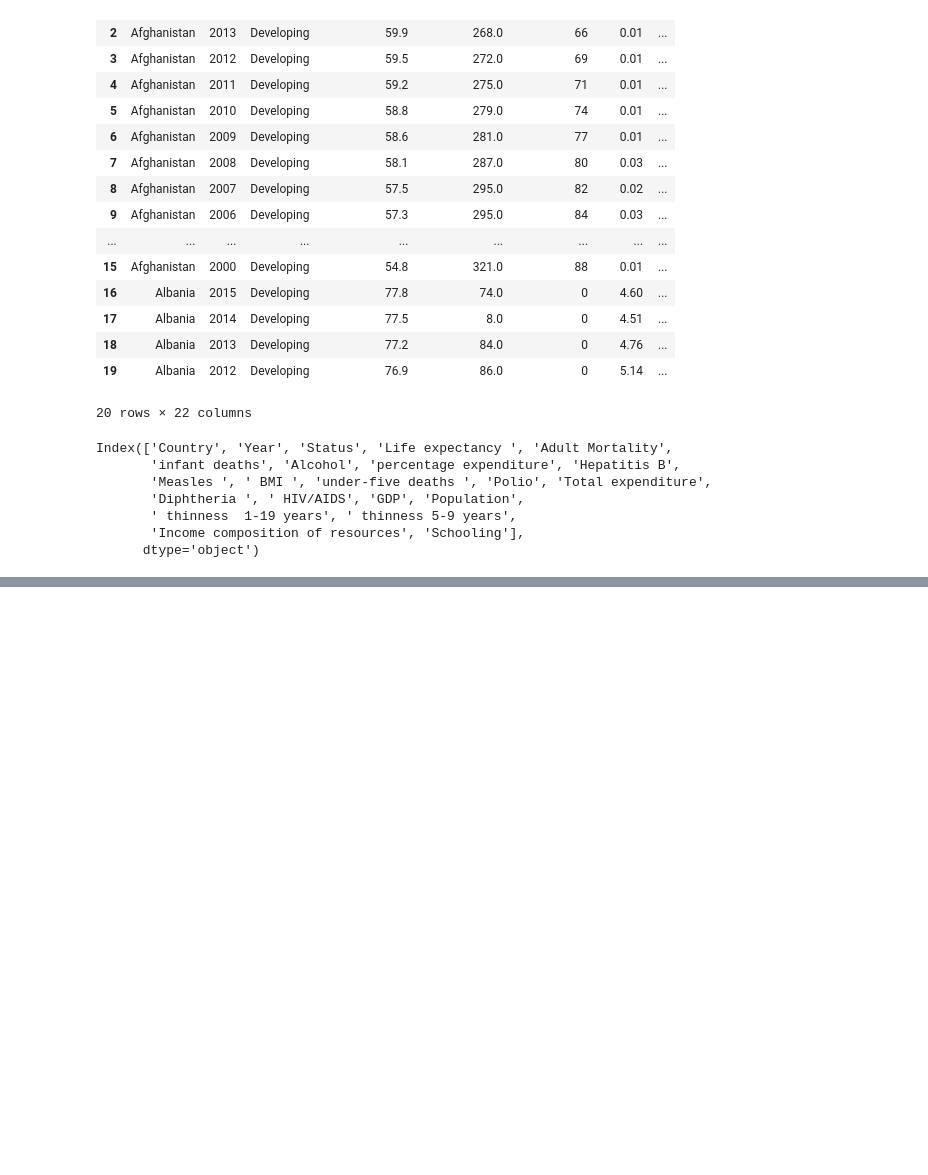
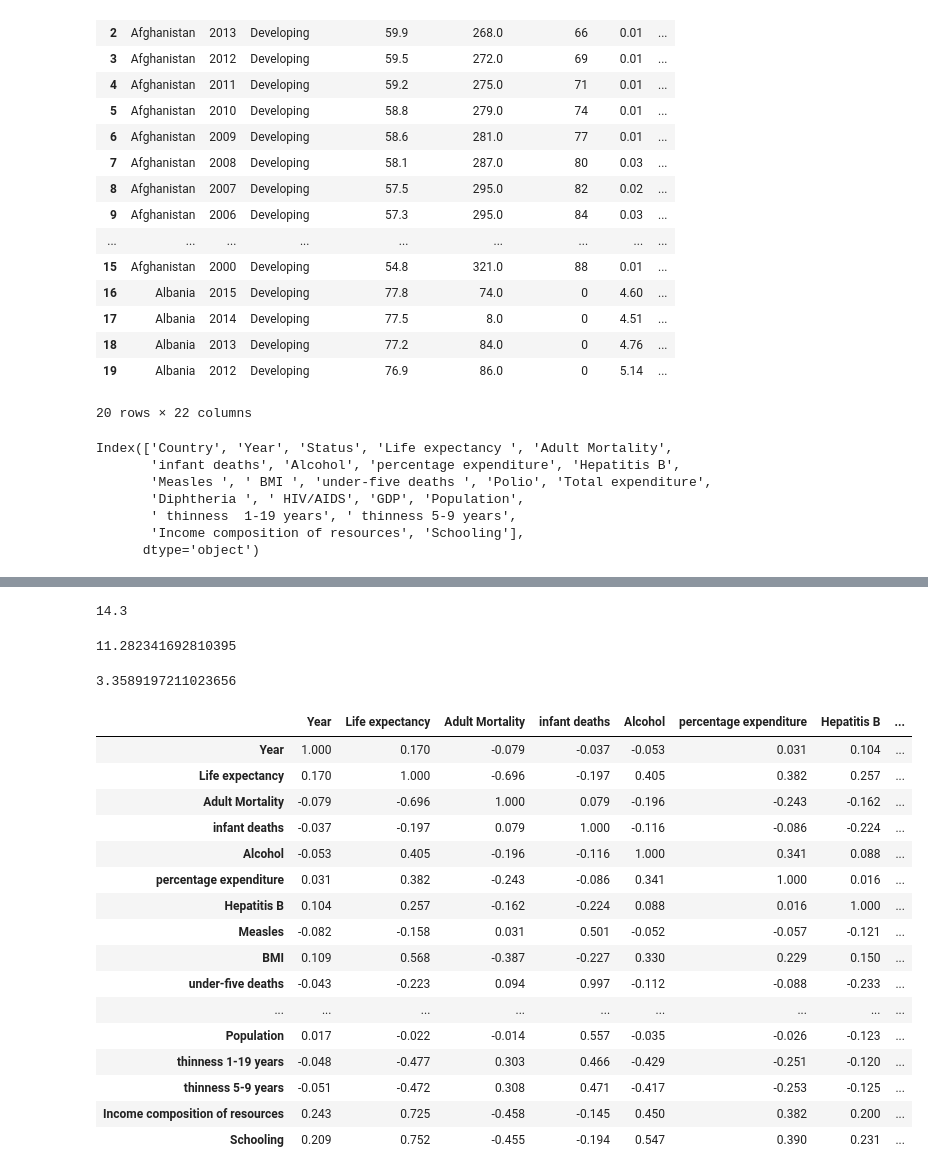
Before and after one commit to malakselimm/assignment-1, a Jupyter notebook: Assignment 1.ipynb, the cells around one changed output, grey strips where cells are left out. Cells and saved outputs as stored; diff of their text form; code cells hidden in the pictures; blank space fills up the shorter version.

```diff
--- a/Assignment 1.ipynb
+++ b/Assignment 1.ipynb
@@ -159,0 +380,32 @@ Name: 0.75, dtype: float64
+# %%
+df['Schooling'].quantile(.75)
+# %% [output]
+14.3
+# %%
+df['Schooling'].var()
+# %% [output]
+11.282341692810395
+# %%
+df['Schooling'].std()
+# %% [output]
+3.3589197211023656
+# %%
+df.corr().round(3)
+# %% [output]
+|  | Year | Life expectancy | Adult Mortality | infant deaths | Alcohol | percentage expenditure | Hepatitis B | ... |
+| Year | 1.000 | 0.170 | -0.079 | -0.037 | -0.053 | 0.031 | 0.104 | ... |
+| Life expectancy | 0.170 | 1.000 | -0.696 | -0.197 | 0.405 | 0.382 | 0.257 | ... |
+| Adult Mortality | -0.079 | -0.696 | 1.000 | 0.079 | -0.196 | -0.243 | -0.162 | ... |
+| infant deaths | -0.037 | -0.197 | 0.079 | 1.000 | -0.116 | -0.086 | -0.224 | ... |
+| Alcohol | -0.053 | 0.405 | -0.196 | -0.116 | 1.000 | 0.341 | 0.088 | ... |
+| percentage expenditure | 0.031 | 0.382 | -0.243 | -0.086 | 0.341 | 1.000 | 0.016 | ... |
+| Hepatitis B | 0.104 | 0.257 | -0.162 | -0.224 | 0.088 | 0.016 | 1.000 | ... |
+| Measles | -0.082 | -0.158 | 0.031 | 0.501 | -0.052 | -0.057 | -0.121 | ... |
+| BMI | 0.109 | 0.568 | -0.387 | -0.227 | 0.330 | 0.229 | 0.150 | ... |
+| under-five deaths | -0.043 | -0.223 | 0.094 | 0.997 | -0.112 | -0.088 | -0.233 | ... |
+| ... | ... | ... | ... | ... | ... | ... | ... | ... |
+| Population | 0.017 | -0.022 | -0.014 | 0.557 | -0.035 | -0.026 | -0.123 | ... |
+| thinness 1-19 years | -0.048 | -0.477 | 0.303 | 0.466 | -0.429 | -0.251 | -0.120 | ... |
+| thinness 5-9 years | -0.051 | -0.472 | 0.308 | 0.471 | -0.417 | -0.253 | -0.125 | ... |
+| Income composition of resources | 0.243 | 0.725 | -0.458 | -0.145 | 0.450 | 0.382 | 0.200 | ... |
+| Schooling | 0.209 | 0.752 | -0.455 | -0.194 | 0.547 | 0.390 | 0.231 | ... |
```
Also changed, not shown: parts of 95 cells of this notebook.
